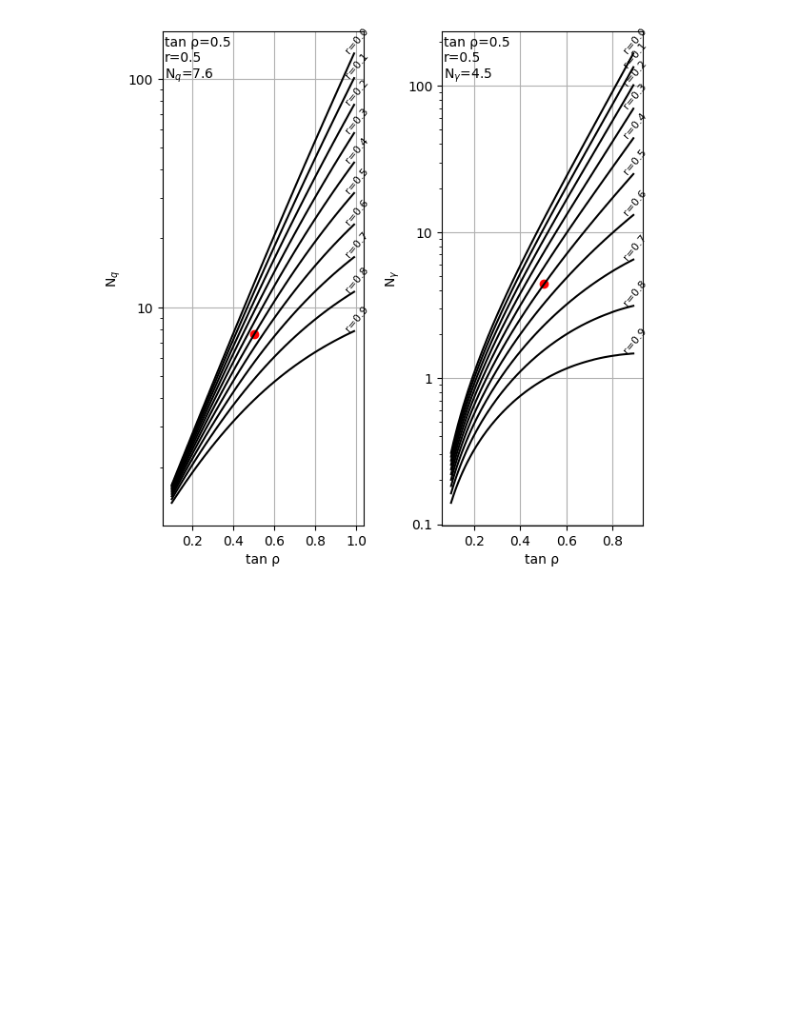
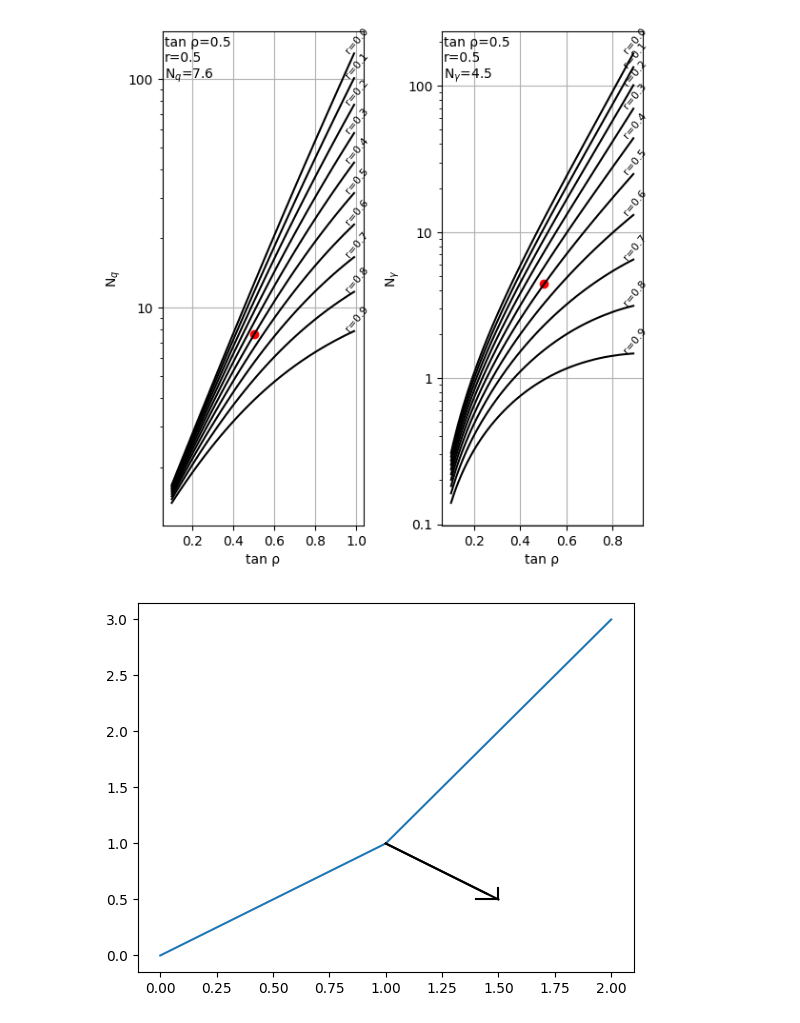
Before and after one commit to jhaalbu/geotoolz, a Jupyter notebook: V220_eksempel_692.ipynb, the cells around one changed output. Cells and saved outputs as stored; diff of their text form; code cells hidden in the pictures; blank space fills up the shorter version.

```diff
--- a/V220_eksempel_692.ipynb
+++ b/V220_eksempel_692.ipynb
@@ -77,3 +77,32 @@ geo_plot.plot_nfakt(fundament.tan_fi_d, fundament.rb, fundament.nq, fundament.n_
 plt.show()
 # %% [output]
 [figure]
+# %%
+import matplotlib.pyplot as plt
+import numpy as np
+
+x = [0, 1, 2]
+y = [0, 1, 3]
+
+fig, ax = plt.subplots()
+ax.plot(x, y)
+
+arrow_end = [1 + 0.5, 1 - 0.5]
+arrow_head_length = 0.1
+arrow_head_width = 0.1
+
+plt.plot([1, arrow_end[0] - arrow_head_length * (arrow_end[0] - 1)],
+         [1, arrow_end[1] - arrow_head_length * (arrow_end[1] - 1)],
+         'k-', linewidth=1.5)
+plt.plot([arrow_end[0] - arrow_head_length * (arrow_end[0] - 1) + arrow_head_width * (arrow_end[1] - 1),
+          arrow_end[0],
+          arrow_end[0] - arrow_head_length * (arrow_end[0] - 1) - arrow_head_width * (arrow_end[1] - 1)],
+         [arrow_end[1] - arrow_head_length * (arrow_end[1] - 1) - arrow_head_width * (arrow_end[0] - 1),
+          arrow_end[1],
+          arrow_end[1] - arrow_head_length * (arrow_end[1] - 1) + arrow_head_width * (arrow_end[0] - 1)],
+         'k-', linewidth=1.5)
+plt.plot([1, arrow_end[0]], [1, arrow_end[1]], 'k-', linewidth=1.5)
+
+plt.show()
+# %% [output]
+[figure, added]
```
Also changed, not shown: parts of 2 cells of this notebook, 4 other files.
